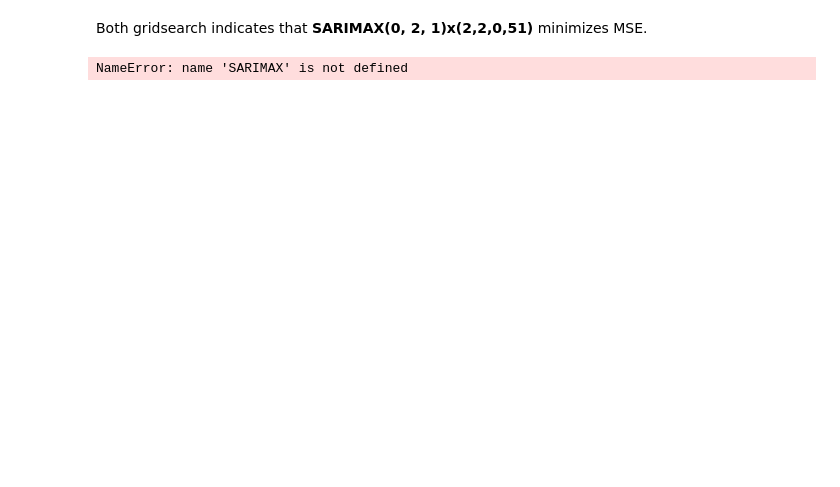
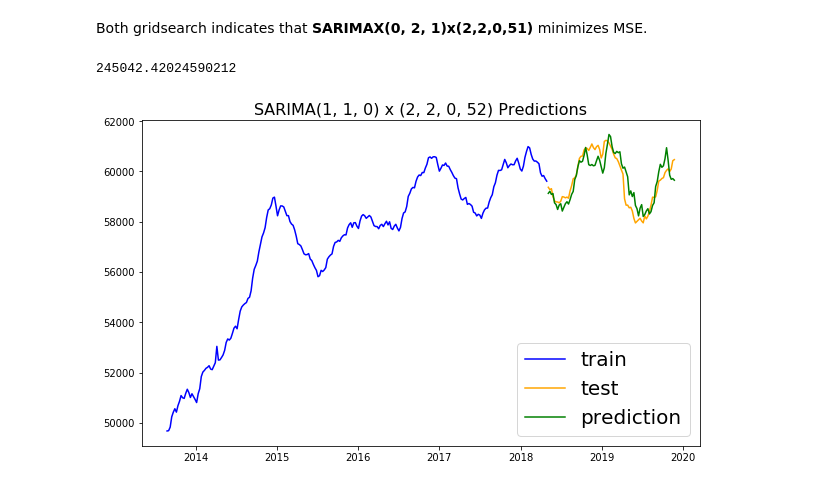
Before and after one commit to dae-han/Homeless_Shelter_Demand_Prediction, a Jupyter notebook: working_files/eda+prelim_modeling_111519.ipynb, the cells around one changed output. Cells and saved outputs as stored; diff of their text form; code cells hidden in the pictures; blank space fills up the shorter version.

```diff
--- a/working_files/eda+prelim_modeling_111519.ipynb
+++ b/working_files/eda+prelim_modeling_111519.ipynb
@@ -1073,29 +1083,30 @@ Both gridsearch indicates that **SARIMAX(0, 2, 1)x(2,2,0,51)** minimizes MSE.
 # %%
 # Fit a SARIMA(0, 1, 0) x (2, 2, 0, 51) model.
 
 sarima = SARIMAX(endog = train,
                  order = (0, 1, 0),              # (p, d, q)
-                 seasonal_order = (2, 2, 0, 51) ) # (P, D, Q, S)
+                 seasonal_order = (2, 2, 0, 52) ) # (P, D, Q, S)
 
 # Fit SARIMA model.
 model = sarima.fit()
 
 # Generate predictions based on test set.
 preds = model.predict(start=test.index[0], # X_test data range
                       end=test.index[-1])
 # Evaluate predictions.
 print(mean_squared_error(test, preds))
 
 # Plot data.
 plt.figure(figsize=(10,6))
 plt.plot(train, color = 'blue', label = 'train')
 plt.plot(test, color = 'orange', label = 'test')
 plt.plot(preds, color = 'green', label = 'prediction')
-plt.title(label = 'SARIMA(1, 1, 0) x (2, 2, 0, 51) Predictions', fontsize=16)
+plt.title(label = 'SARIMA(1, 1, 0) x (2, 2, 0, 52) Predictions', fontsize=16)
 plt.legend(fontsize = 20)
 plt.show();
 # %% [output]
-NameError: name 'SARIMAX' is not defined
+245042.42024590212
+[figure, added]
 # %%
 resids = list(test - preds)
 # %%
```
Also changed, not shown: parts of 30 cells of this notebook.
